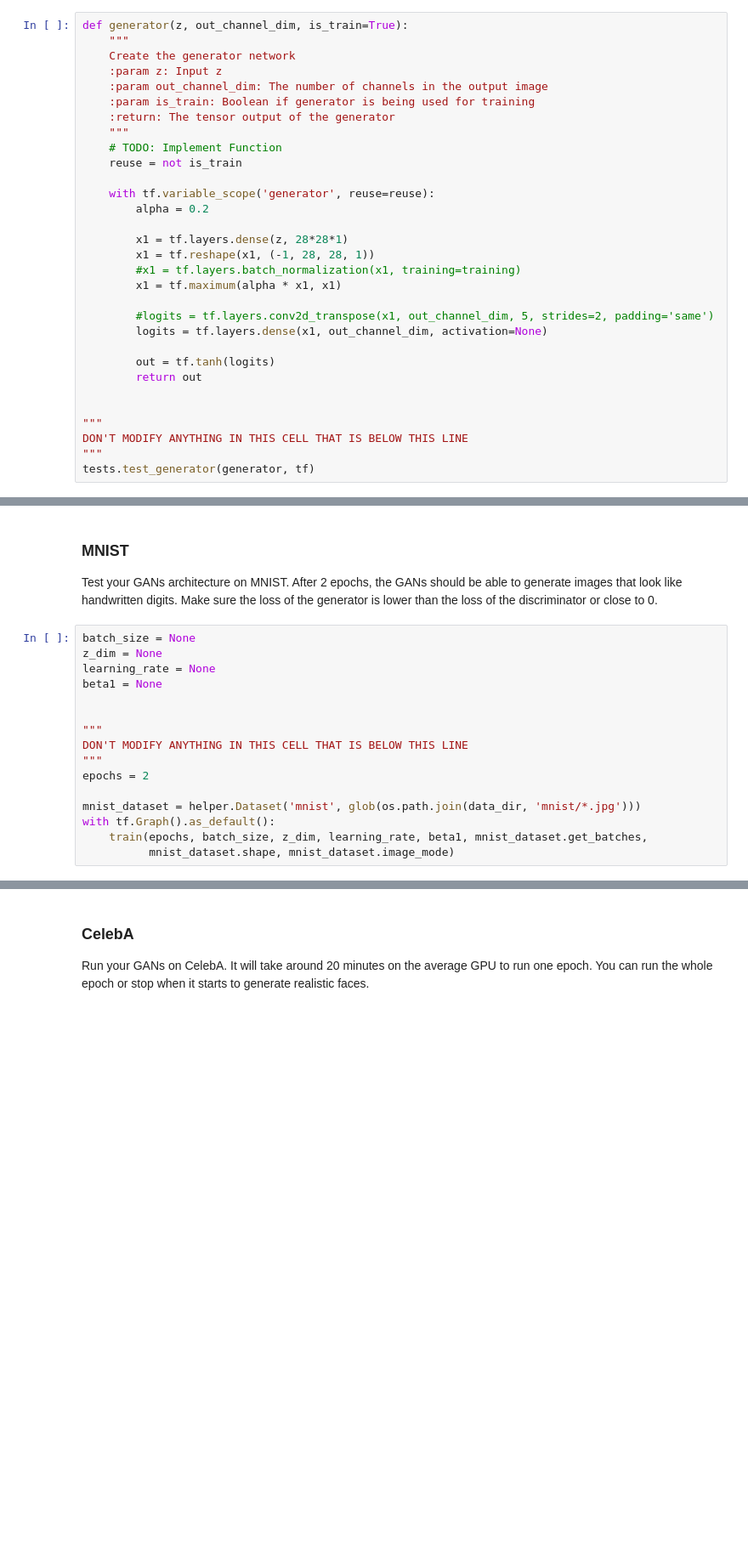
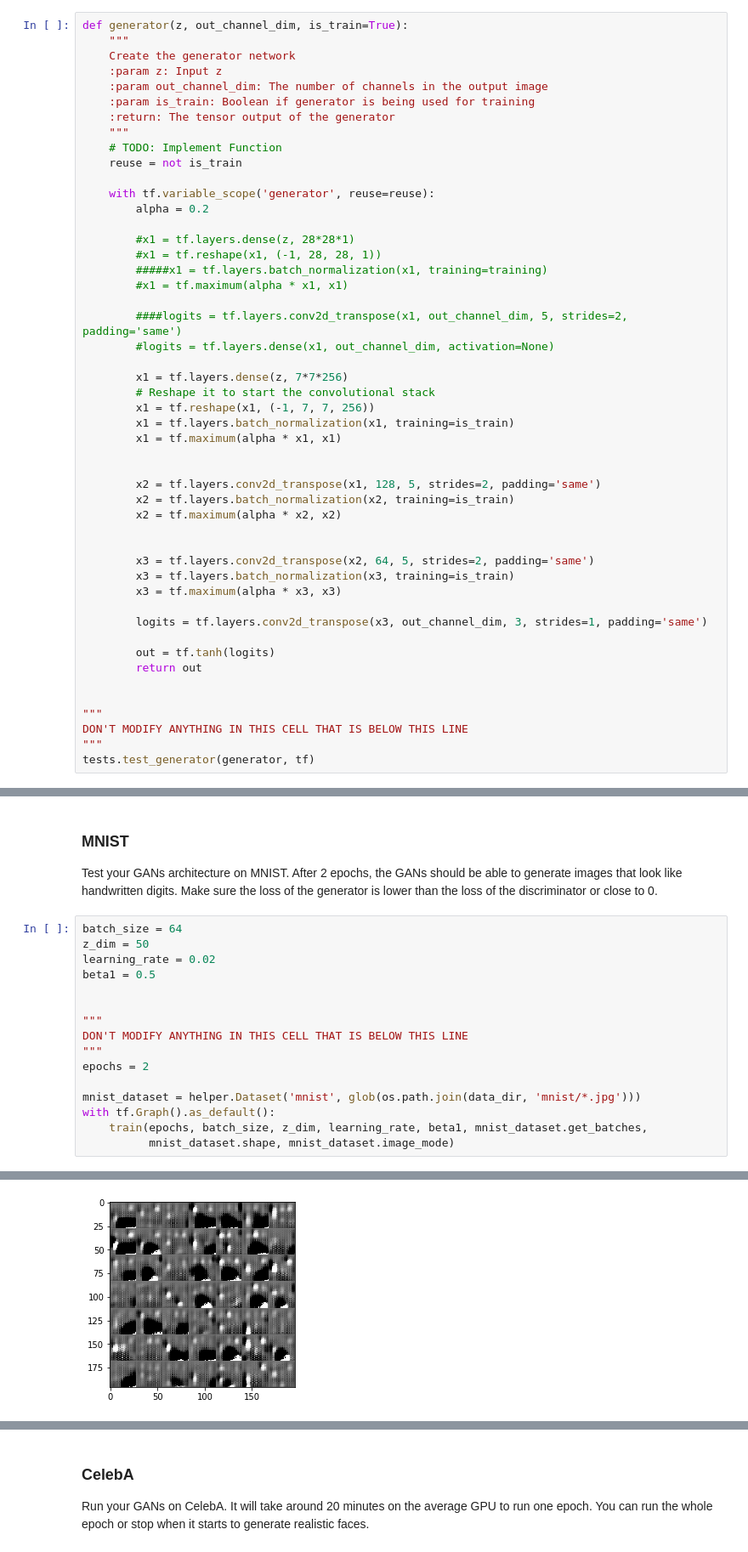
Before and after one commit to andrey-ladygin-loudclear/deep-learning, a Jupyter notebook: udacity/deep-learning-master/face_generation/dlnd_face_generation.ipynb, the cells around one changed output, grey strips where cells are left out. Shown at 85% size. Saved outputs shown, nothing was run; the diff lists cells and outputs as text; blank space fills up the shorter version.

```diff
--- a/udacity/deep-learning-master/face_generation/dlnd_face_generation.ipynb
+++ b/udacity/deep-learning-master/face_generation/dlnd_face_generation.ipynb
@@ -193,13 +216,31 @@ def generator(z, out_channel_dim, is_train=True):
     with tf.variable_scope('generator', reuse=reuse):
         alpha = 0.2
 
-        x1 = tf.layers.dense(z, 28*28*1)
-        x1 = tf.reshape(x1, (-1, 28, 28, 1))
-        #x1 = tf.layers.batch_normalization(x1, training=training)
+        #x1 = tf.layers.dense(z, 28*28*1)
+        #x1 = tf.reshape(x1, (-1, 28, 28, 1))
+        #####x1 = tf.layers.batch_normalization(x1, training=training)
+        #x1 = tf.maximum(alpha * x1, x1)
+
+        ####logits = tf.layers.conv2d_transpose(x1, out_channel_dim, 5, strides=2, padding='same')
+        #logits = tf.layers.dense(x1, out_channel_dim, activation=None)
+
+        x1 = tf.layers.dense(z, 7*7*256)
+        # Reshape it to start the convolutional stack
+        x1 = tf.reshape(x1, (-1, 7, 7, 256))
+        x1 = tf.layers.batch_normalization(x1, training=is_train)
         x1 = tf.maximum(alpha * x1, x1)
 
-        #logits = tf.layers.conv2d_transpose(x1, out_channel_dim, 5, strides=2, padding='same')
-        logits = tf.layers.dense(x1, out_channel_dim, activation=None)
+
+        x2 = tf.layers.conv2d_transpose(x1, 128, 5, strides=2, padding='same')
+        x2 = tf.layers.batch_normalization(x2, training=is_train)
+        x2 = tf.maximum(alpha * x2, x2)
+
+
+        x3 = tf.layers.conv2d_transpose(x2, 64, 5, strides=2, padding='same')
+        x3 = tf.layers.batch_normalization(x3, training=is_train)
+        x3 = tf.maximum(alpha * x3, x3)
+
+        logits = tf.layers.conv2d_transpose(x3, out_channel_dim, 3, strides=1, padding='same')
 
         out = tf.tanh(logits)
         return out
@@ -346,10 +431,10 @@ def train(epoch_count, batch_size, z_dim, learning_rate, beta1, get_batches, dat
 ### MNIST
 Test your GANs architecture on MNIST.  After 2 epochs, the GANs should be able to generate images that look like handwritten digits.  Make sure the loss of the generator is lower than the loss of the discriminator or close to 0.
 # %%
-batch_size = None
-z_dim = None
-learning_rate = None
-beta1 = None
+batch_size = 64
+z_dim = 50
+learning_rate = 0.02
+beta1 = 0.5
 
 
 """
@@ -361,3 +446,4 @@ mnist_dataset = helper.Dataset('mnist', glob(os.path.join(data_dir, 'mnist/*.jpg
 with tf.Graph().as_default():
     train(epochs, batch_size, z_dim, learning_rate, beta1, mnist_dataset.get_batches,
           mnist_dataset.shape, mnist_dataset.image_mode)
+# %% [output]
@@ -363,0 +467 @@ with tf.Graph().as_default():
+[figure, added]
```
Also changed, not shown: parts of 4 cells of this notebook.
